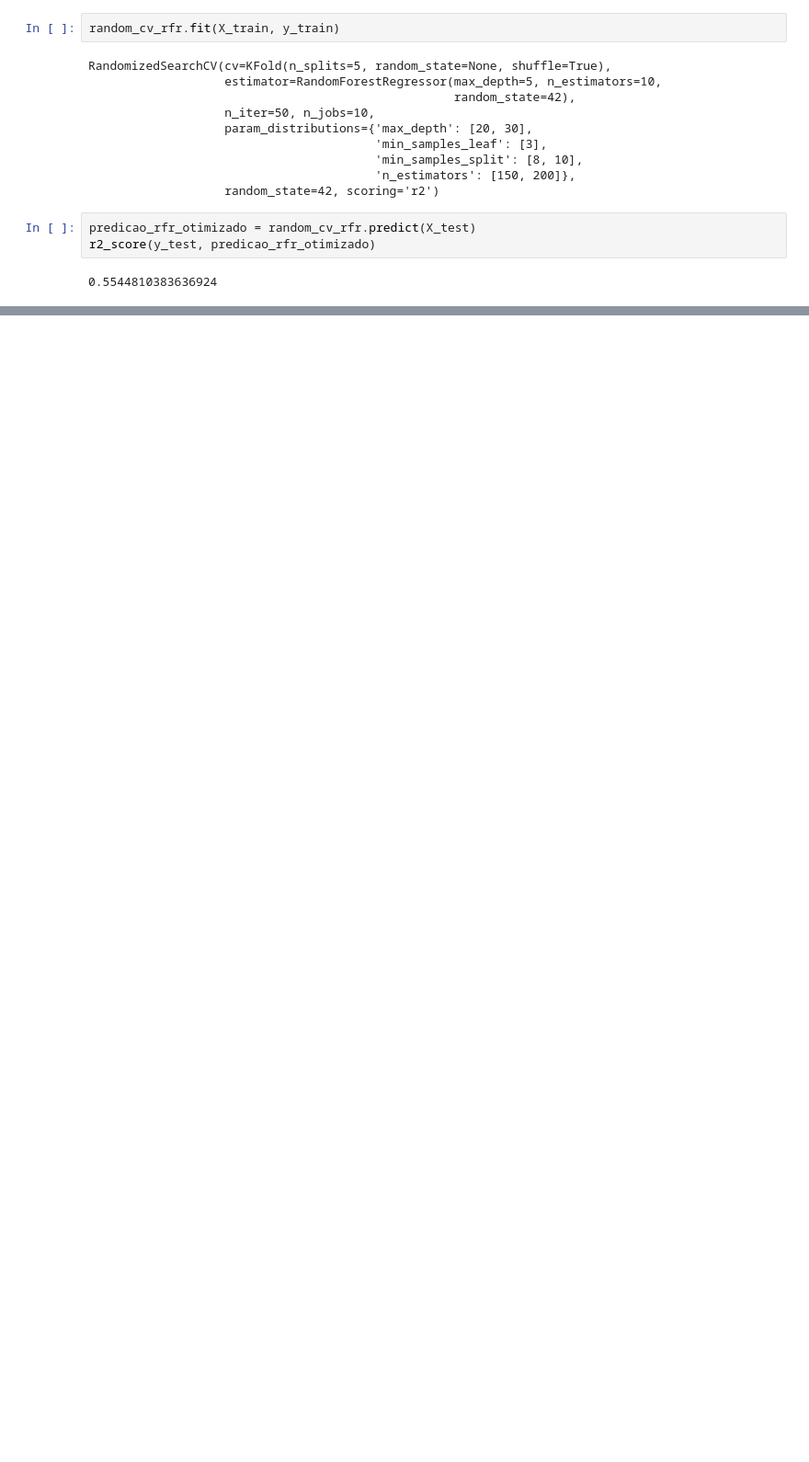
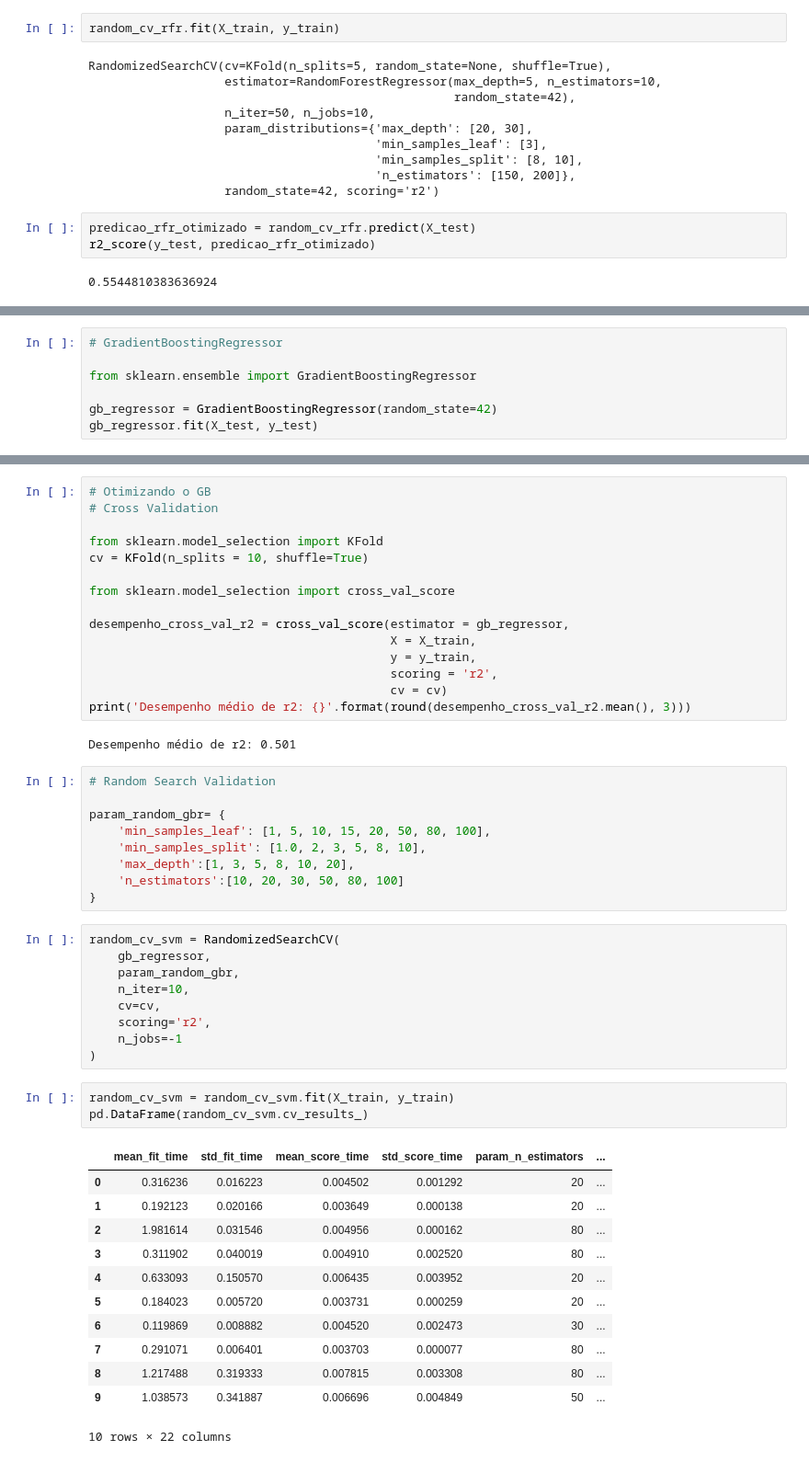
Before and after one commit to eeyamazaki/soebe, a Jupyter notebook: modelo_preditivo_soebe.ipynb, the cells around one changed output, grey strips where cells are left out. Shown at 92% size. Drawn from its saved outputs; the diff is of its cells as text; blank space fills up the shorter version.

```diff
--- a/modelo_preditivo_soebe.ipynb
+++ b/modelo_preditivo_soebe.ipynb
@@ -1375,0 +1595,7 @@ r2_score(y_test, predicao_rfr_otimizado)
+# %%
+# GradientBoostingRegressor
+
+from sklearn.ensemble import GradientBoostingRegressor
+
+gb_regressor = GradientBoostingRegressor(random_state=42)
+gb_regressor.fit(X_test, y_test)
@@ -1375,0 +1610,51 @@ r2_score(y_test, predicao_rfr_otimizado)
+# %%
+# Otimizando o GB
+# Cross Validation
+
+from sklearn.model_selection import KFold
+cv = KFold(n_splits = 10, shuffle=True)
+
+from sklearn.model_selection import cross_val_score
+
+desempenho_cross_val_r2 = cross_val_score(estimator = gb_regressor,
+                                          X = X_train,
+                                          y = y_train,
+                                          scoring = 'r2',
+                                          cv = cv)
+print('Desempenho médio de r2: {}'.format(round(desempenho_cross_val_r2.mean(), 3)))
+# %% [output]
+Desempenho médio de r2: 0.501
+# %%
+# Random Search Validation
+
+param_random_gbr= {
+    'min_samples_leaf': [1, 5, 10, 15, 20, 50, 80, 100],
+    'min_samples_split': [1.0, 2, 3, 5, 8, 10],
+    'max_depth':[1, 3, 5, 8, 10, 20],
+    'n_estimators':[10, 20, 30, 50, 80, 100]
+}
+# %%
+random_cv_svm = RandomizedSearchCV(
+    gb_regressor,
+    param_random_gbr,
+    n_iter=10,
+    cv=cv,
+    scoring='r2',
+    n_jobs=-1
+)
+# %%
+random_cv_svm = random_cv_svm.fit(X_train, y_train)
+pd.DataFrame(random_cv_svm.cv_results_)
+# %% [output]
+|  | mean_fit_time | std_fit_time | mean_score_time | std_score_time | param_n_estimators | ... |
+| 0 | 0.316236 | 0.016223 | 0.004502 | 0.001292 | 20 | ... |
+| 1 | 0.192123 | 0.020166 | 0.003649 | 0.000138 | 20 | ... |
+| 2 | 1.981614 | 0.031546 | 0.004956 | 0.000162 | 80 | ... |
+| 3 | 0.311902 | 0.040019 | 0.004910 | 0.002520 | 80 | ... |
+| 4 | 0.633093 | 0.150570 | 0.006435 | 0.003952 | 20 | ... |
+| 5 | 0.184023 | 0.005720 | 0.003731 | 0.000259 | 20 | ... |
+| 6 | 0.119869 | 0.008882 | 0.004520 | 0.002473 | 30 | ... |
+| 7 | 0.291071 | 0.006401 | 0.003703 | 0.000077 | 80 | ... |
+| 8 | 1.217488 | 0.319333 | 0.007815 | 0.003308 | 80 | ... |
+| 9 | 1.038573 | 0.341887 | 0.006696 | 0.004849 | 50 | ... |
+10 rows × 22 columns
```
Also changed, not shown: parts of 38 cells of this notebook.
